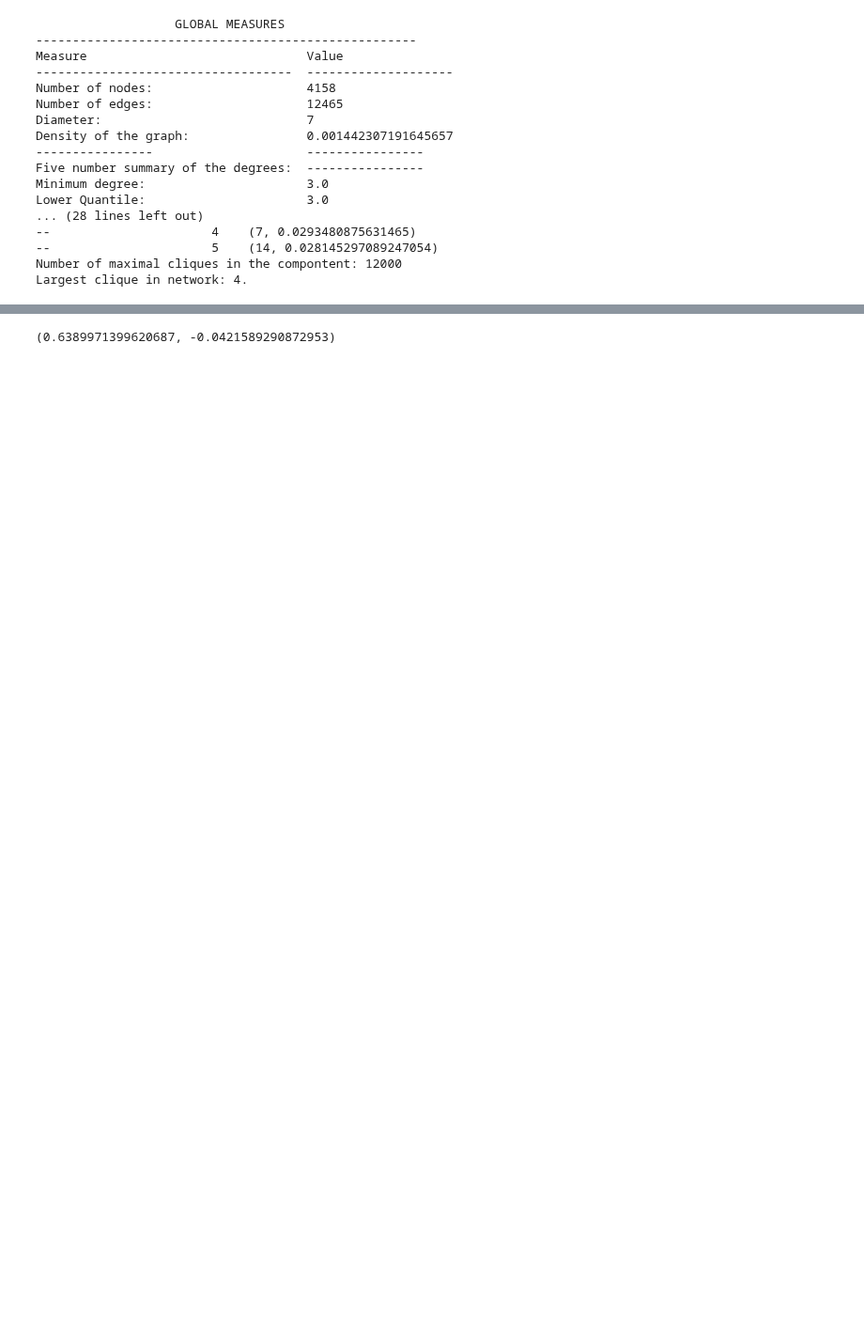
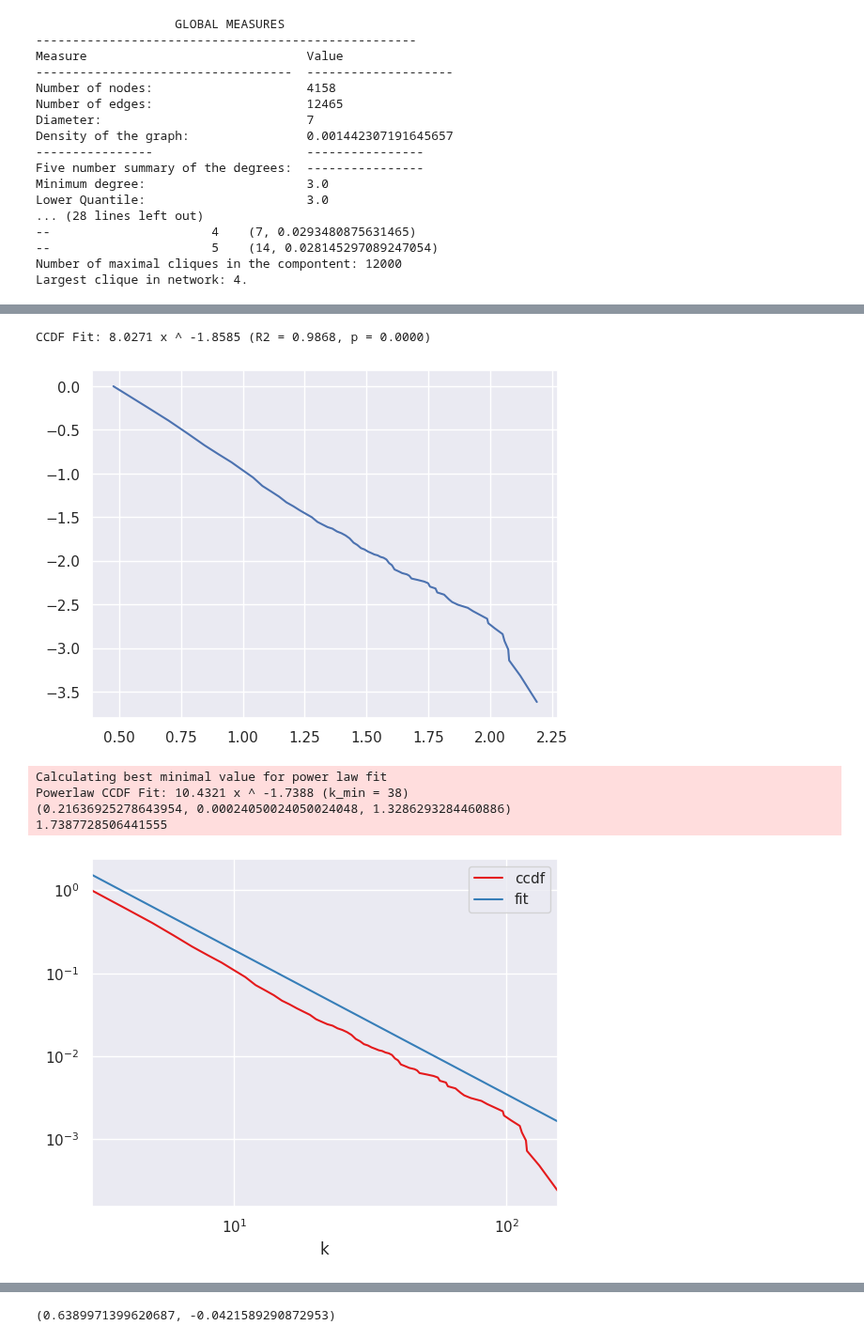
Before and after one commit to viggo-gascou/network-analysis, a Jupyter notebook: link_pred.ipynb, the cells around one changed output, grey strips where cells are left out. Shown at 94% size. Cells and saved outputs as stored; diff of their text form; code cells hidden in the pictures; blank space fills up the shorter version.

```diff
--- a/link_pred.ipynb
+++ b/link_pred.ipynb
@@ -332,0 +338,10 @@ nx.to_pandas_edgelist(PALG).to_csv("data/PA_graph_1.csv", index=False)
+# %%
+degree.check_power_law(PALG)
+# %% [output]
+CCDF Fit: 8.0271 x ^ -1.8585 (R2 = 0.9868, p = 0.0000)
+[figure, added]
+Calculating best minimal value for power law fit
+Powerlaw CCDF Fit: 10.4321 x ^ -1.7388 (k_min = 38)
+(0.21636925278643954, 0.00024050024050024048, 1.3286293284460886)
+1.7387728506441555
+[figure, added]
```
Also changed, not shown: parts of 11 cells of this notebook, 3 other files.
